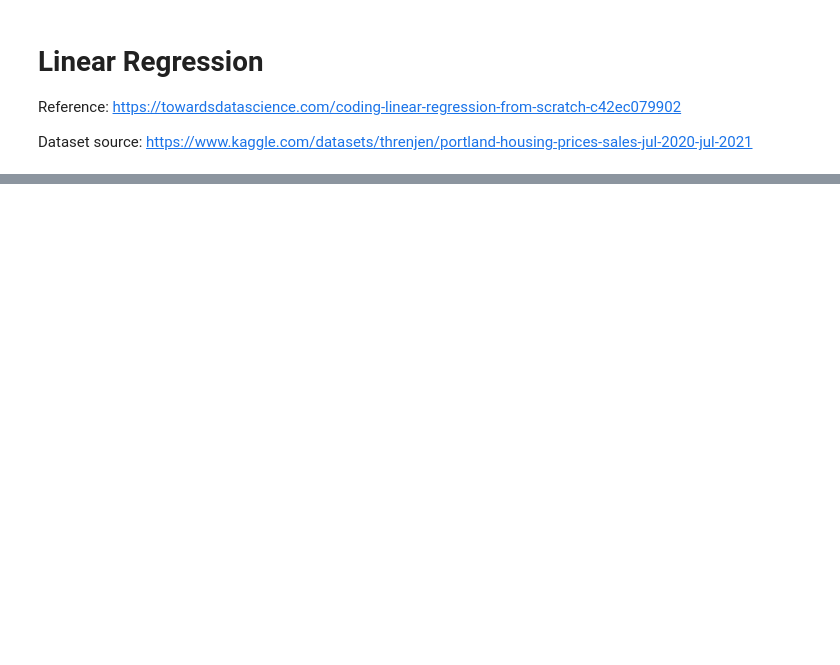
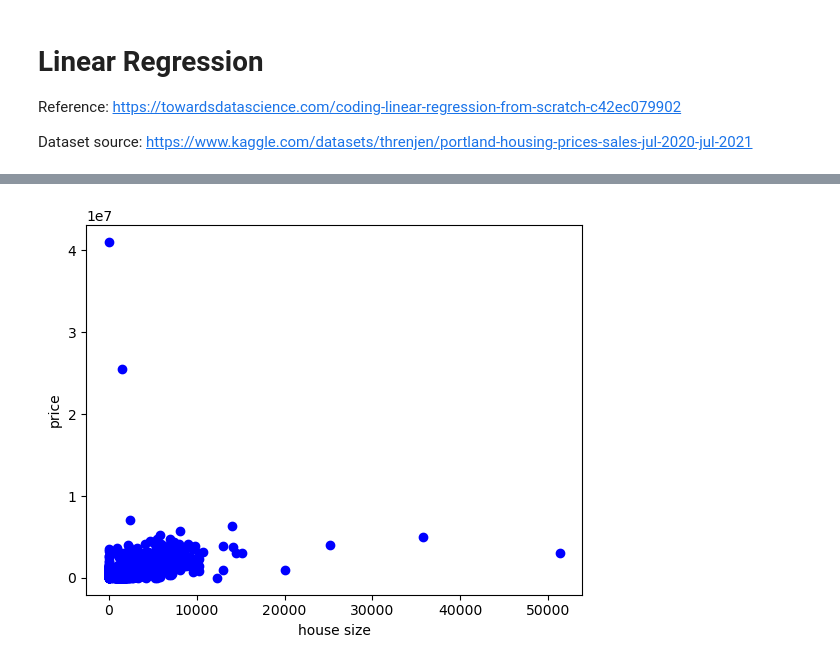
Before and after one commit to EricDinging/Propius, a Jupyter notebook: evaluation/workload/1-linear_regression/house_prize.ipynb, the cells around one changed output, grey strips where cells are left out. Cells and saved outputs as stored; diff of their text form; code cells hidden in the pictures; blank space fills up the shorter version.

```diff
--- a/evaluation/workload/1-linear_regression/house_prize.ipynb
+++ b/evaluation/workload/1-linear_regression/house_prize.ipynb
@@ -79,0 +108,81 @@ def test(theta, x):
+# %%
+# Complex dataset
+import torch
+import matplotlib.pyplot as plt
+import pandas as pd
+
+# variables to store mean and standard deviation for each feature
+mu = []
+std = []
+
+
+def load_data(filename):
+    df = pd.read_csv(filename, sep=",", index_col=False)
+    df.fillna(0, inplace=True)
+    columns_of_interest = [
+        "livingArea",
+        "bathrooms",
+        "bedrooms",
+        "favoriteCount",
+        "lastSoldPrice",
+        "pageViewCount",
+        "price",
+    ]
+
+    extracted_data = df[columns_of_interest]
+    data = torch.tensor(extracted_data.values, dtype=torch.float32)
+    plot_data(data[:, :2], data[:, -1])
+    normalize(data)
+    return data[:, :2], data[:, -1]
+
+
+def plot_data(x, y):
+    plt.xlabel("house size")
+    plt.ylabel("price")
+    plt.plot(x[:, 0], y, "bo")
+    plt.show()
+
+
+def normalize(data):
+    for i in range(0, data.shape[1] - 1):
+        data[:, i] = (data[:, i] - torch.mean(data[:, i])) / torch.std(data[:, i])
+        mu.append(torch.mean(data[:, i]))
+        std.append(torch.std(data[:, i]))
+
+
+def h(x, theta):
+    return torch.matmul(x, theta)
+
+
+def cost_function(x, y, theta):
+    return ((h(x, theta) - y).T @ (h(x, theta) - y)) / (2 * y.shape[0])
+
+
+def gradient_descent(x, y, theta, learning_rate=0.1, num_epochs=10):
+    m = x.shape[0]
+    J_all = []
+
+    for _ in range(num_epochs):
+        h_x = h(x, theta)
+        cost_ = (1 / m) * (x.T @ (h_x - y))
+        theta = theta - (learning_rate) * cost_
+        J_all.append(cost_function(x, y, theta))
+
+    return theta, J_all
+
+
+def plot_cost(J_all, num_epochs):
+    plt.xlabel("Epochs")
+    plt.ylabel("Cost")
+    plt.plot(num_epochs, J_all, "m", linewidth="5")
+    plt.show()
+
+
+def test(theta, x):
+    x[0] = (x[0] - mu[0]) / std[0]
+    x[1] = (x[1] - mu[1]) / std[1]
+
+    y = theta[0] + theta[1] * x[0] + theta[2] * x[1]
+    print("Price of house: ", y)
+# %% [output]
+[figure, added]
```
Also changed, not shown: parts of 7 cells of this notebook, 3 other files.
